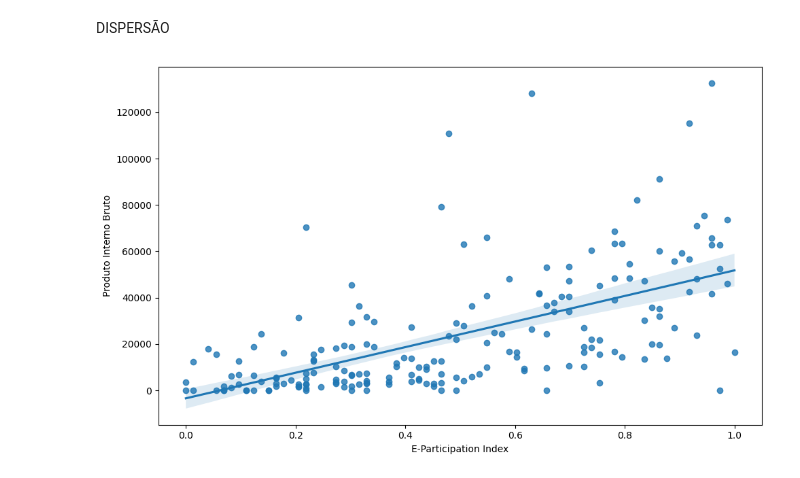
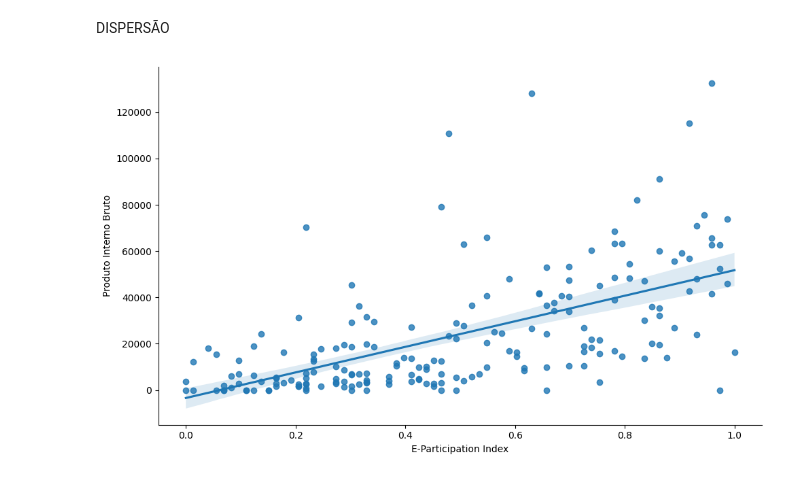
Before and after one commit to LazaroDamasceno/Dissertacao-Mestrado, a Jupyter notebook: eda/dispersao/dispensao_epart_pib.ipynb, the cells around one changed output. Drawn from its saved outputs; the diff is of its cells as text; code cells hidden in the pictures.

```diff
--- a/eda/dispersao/dispensao_epart_pib.ipynb
+++ b/eda/dispersao/dispensao_epart_pib.ipynb
@@ -55,9 +55,10 @@ epart_pib = epart_pib.iloc[:, [1, 2]]
 # %%
 plt.figure(figsize=(10, 6))
 
 sns.regplot(data=epart_pib, x='E-Participation Index', y='Produto Interno Bruto')
 
+sns.despine()
 plt.tight_layout()
 plt.show()
 # %% [output]
-[figure, old version]
+[figure, new version]
```
Also changed, not shown: parts of 1 cell of this notebook, 5 other files.
